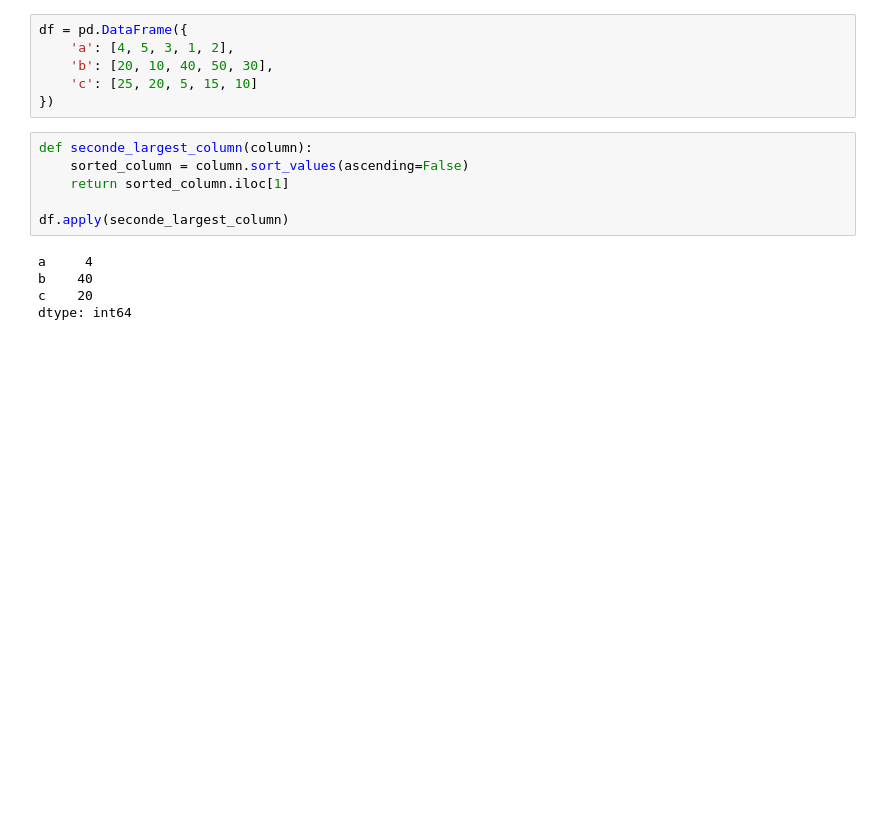
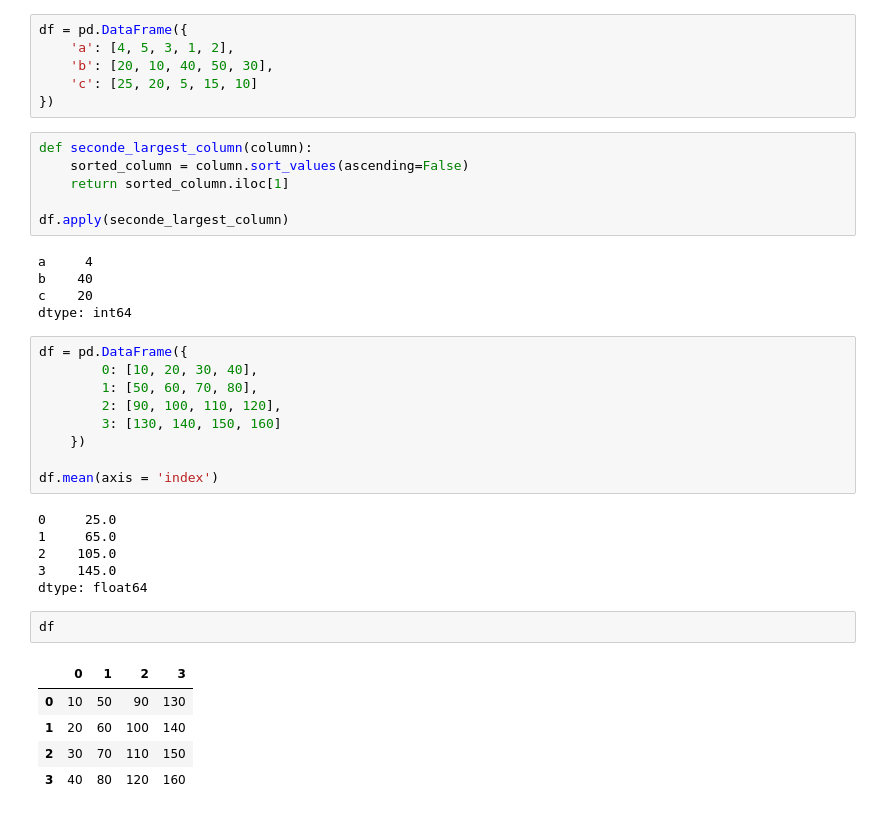
Before and after one commit to RedChueng/data_analysis_learning_in_udacity, a Jupyter notebook: Numpy_Pandas_Two_Dimensional.ipynb, the cells around one changed output. Drawn from its saved outputs; the diff is of its cells as text; blank space fills up the shorter version.

```diff
--- a/Numpy_Pandas_Two_Dimensional.ipynb
+++ b/Numpy_Pandas_Two_Dimensional.ipynb
@@ -167,3 +171,26 @@ a     4
 b    40
 c    20
 dtype: int64
+# %%
+df = pd.DataFrame({
+        0: [10, 20, 30, 40],
+        1: [50, 60, 70, 80],
+        2: [90, 100, 110, 120],
+        3: [130, 140, 150, 160]
+    })
+
+df.mean(axis = 'index')
+# %% [output]
+0     25.0
+1     65.0
+2    105.0
+3    145.0
+dtype: float64
+# %%
+df
+# %% [output]
+|  | 0 | 1 | 2 | 3 |
+| 0 | 10 | 50 | 90 | 130 |
+| 1 | 20 | 60 | 100 | 140 |
+| 2 | 30 | 70 | 110 | 150 |
+| 3 | 40 | 80 | 120 | 160 |
```
Also changed, not shown: parts of 7 cells of this notebook.
